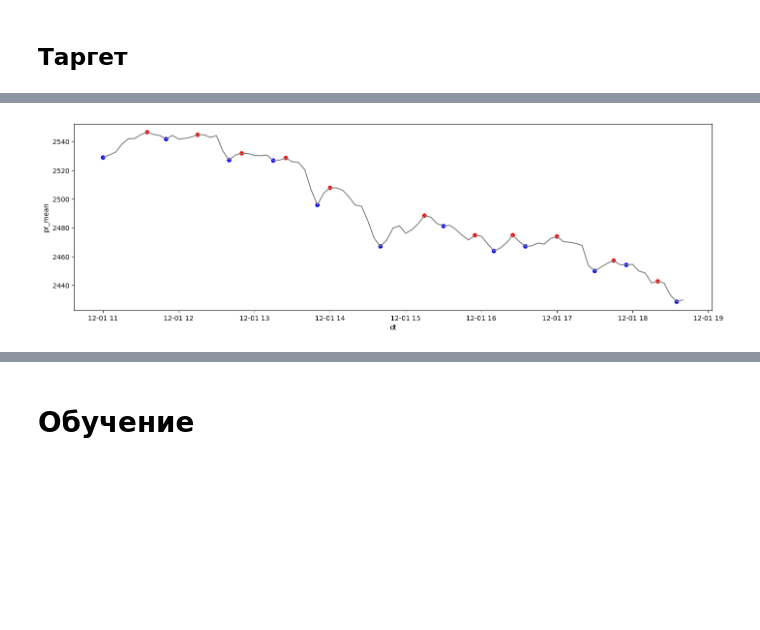
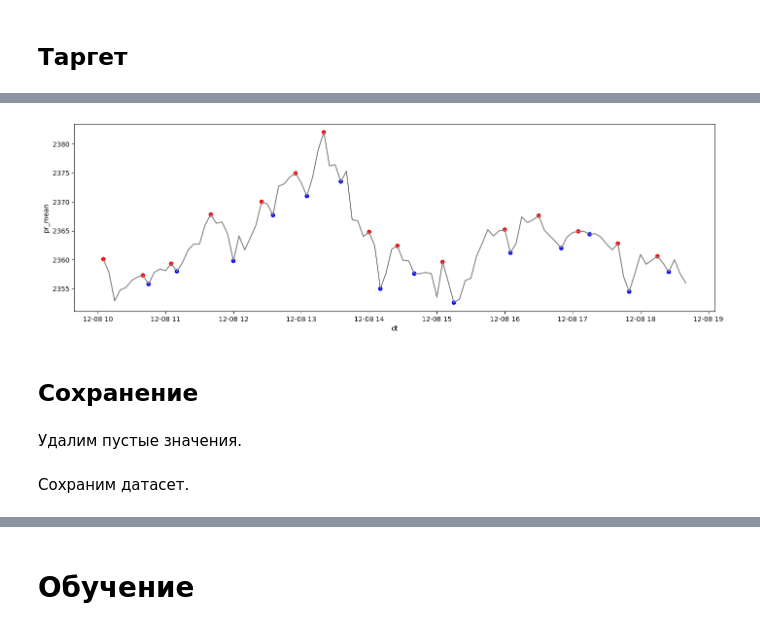
Before and after one commit to slivka83/algopack_simple_bot, a Jupyter notebook: notebooks/Model.ipynb, the cells around one changed output, grey strips where cells are left out. Cells and saved outputs as stored; diff of their text form; code cells hidden in the pictures; blank space fills up the shorter version.

```diff
--- a/notebooks/Model.ipynb
+++ b/notebooks/Model.ipynb
@@ -130,7 +139,7 @@ df
 # %%
 for a in ['min','max','mean','std']:
-    df[f'hour_{a}'] = df.groupby('tradedate')['pr_mean'].transform(lambda s: s.shift(1).rolling(11).agg(a))
-
+    df[f'hour_{a}'] = df.groupby('tradedate')['pr_mean'].transform(
+        lambda s: s.shift(1).rolling(11).agg(a))
 df
 # %% [output]
 |  | ticker | tradedate | tradetime | pr_open | pr_high | pr_low | pr_close | pr_std | vol | val | ... |
@@ -238,4 +249,0 @@ df
-# %%
-df = df[df['tradetime'].astype(str) > '11']
-df = df.dropna(subset=['month_mean'])
-df
@@ -256,12 +250,18 @@ df
 # %%
-temp = df[['tradedate','tradetime','target','pr_mean']][-93:]
-temp['dt'] = temp[['tradedate','tradetime']].astype(str).apply(
-    lambda row: row['tradedate'] + ' ' + row['tradetime'], axis=1)
+import matplotlib.pyplot as plt
+import seaborn as sns
+
+temp = df[['tradedate','tradetime','target','pr_mean']][-104:]
+temp['dt'] = df['tradedate'].astype(str) + ' ' + df['tradetime'].astype(str)
 temp['dt'] = pd.to_datetime(temp['dt'])
 
 plt.figure(figsize=(17,5))
 sns.lineplot(x=temp['dt'], y=temp['pr_mean'], c='grey')
 colors = temp.query('target > 0')['target'].map({1:'red',2:'blue'}).to_list()
 sns.scatterplot(x=temp.query('target > 0')['dt'], y=temp.query('target > 0')['pr_mean'], c=colors, s=50);
 # %% [output]
-[figure, old version]
+[figure, new version]
+# %% [markdown]
+## Сохранение
+# %% [markdown]
+Удалим пустые значения.
@@ -267,0 +271,2 @@ sns.scatterplot(x=temp.query('target > 0')['dt'], y=temp.query('target > 0')['pr
+# %% [markdown]
+Сохраним датасет.
```
Also changed, not shown: parts of 47 cells of this notebook, 8 other files.
